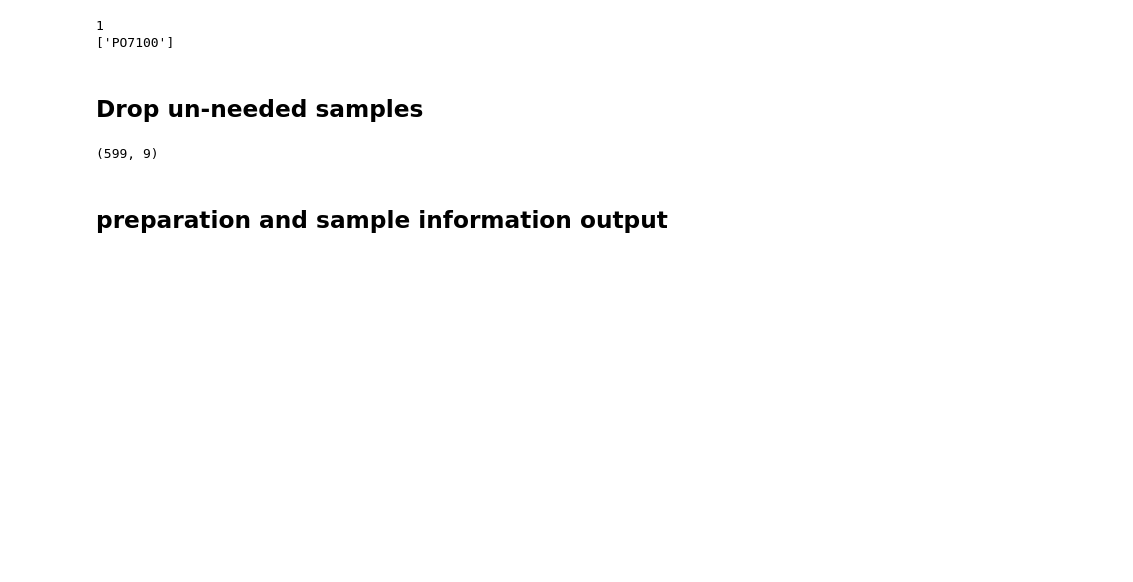
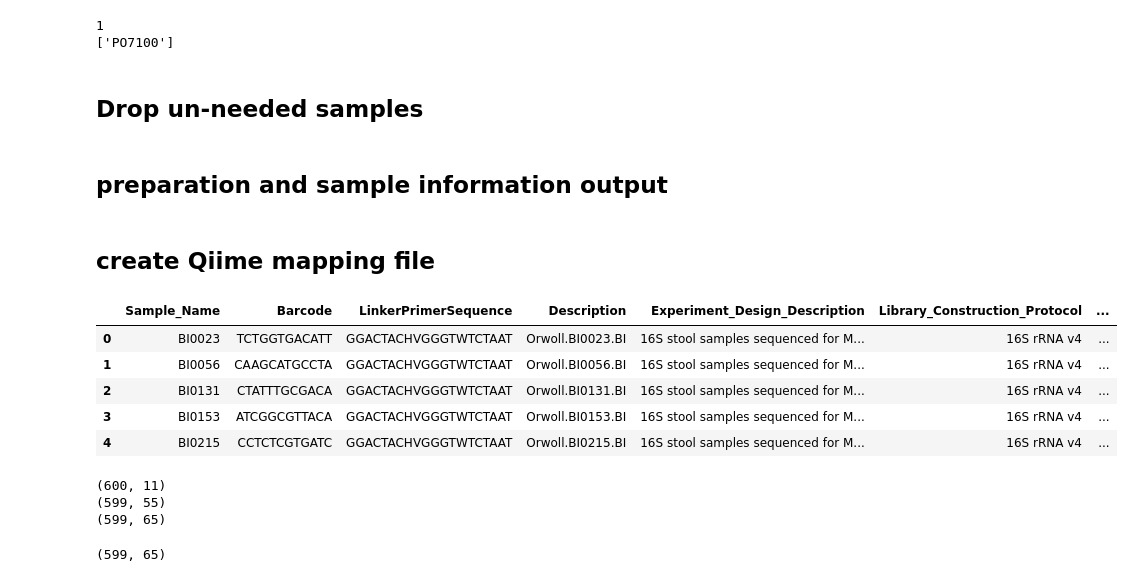
Before and after one commit to afcarl/MrOS_VitaminD, a Jupyter notebook: notebooks/prep_sample_info.ipynb, the cells around one changed output. Cells and saved outputs as stored; diff of their text form; code cells hidden in the pictures; blank space fills up the shorter version.

Commit message:
create Qiime mapping file

```diff
--- a/notebooks/prep_sample_info.ipynb
+++ b/notebooks/prep_sample_info.ipynb
@@ -255,8 +260,4 @@ print(no_sample_info)
 ## Drop un-needed samples
 # %%
 # exclude PO7100, as it has no microbiome data (see Lily Liu's email on 08/07/2017)
-prep_info = prep_info.loc[~prep_info['Sample_Name'].isin(no_sample_info)]
+#prep_info = prep_info.loc[~prep_info['Sample_Name'].isin(no_sample_info)]
-# %%
-prep_info.shape
-# %% [output]
-(599, 9)
@@ -265,3 +268,14 @@ prep_info.shape
 # %%
 sample_info.to_csv('sample_MrOS.txt', sep= '\t', na_rep='Missing:not collected', index=False)
 prep_info.to_csv('prep_MrOS.txt', sep= '\t', index=False)
+# %% [markdown]
+## create Qiime mapping file
+# %%
+prep_info.head(5)
+# %% [output]
+|  | Sample_Name | Barcode | LinkerPrimerSequence | Description | Experiment_Design_Description | Library_Construction_Protocol | ... |
+| 0 | BI0023 | TCTGGTGACATT | GGACTACHVGGGTWTCTAAT | Orwoll.BI0023.BI | 16S stool samples sequenced for M... | 16S rRNA v4 | ... |
+| 1 | BI0056 | CAAGCATGCCTA | GGACTACHVGGGTWTCTAAT | Orwoll.BI0056.BI | 16S stool samples sequenced for M... | 16S rRNA v4 | ... |
+| 2 | BI0131 | CTATTTGCGACA | GGACTACHVGGGTWTCTAAT | Orwoll.BI0131.BI | 16S stool samples sequenced for M... | 16S rRNA v4 | ... |
+| 3 | BI0153 | ATCGGCGTTACA | GGACTACHVGGGTWTCTAAT | Orwoll.BI0153.BI | 16S stool samples sequenced for M... | 16S rRNA v4 | ... |
+| 4 | BI0215 | CCTCTCGTGATC | GGACTACHVGGGTWTCTAAT | Orwoll.BI0215.BI | 16S stool samples sequenced for M... | 16S rRNA v4 | ... |
@@ -267,0 +284,8 @@ prep_info.to_csv('prep_MrOS.txt', sep= '\t', index=False)
+# %%
+print(prep_info.shape)
+print(sample_info.shape)
+print(mapping.shape)
+# %% [output]
+(600, 11)
+(599, 55)
+(599, 65)
@@ -267,0 +295,4 @@ prep_info.to_csv('prep_MrOS.txt', sep= '\t', index=False)
+# %%
+mapping.shape
+# %% [output]
+(599, 65)
```
Also changed, not shown: parts of 14 cells of this notebook, 3 other files.
